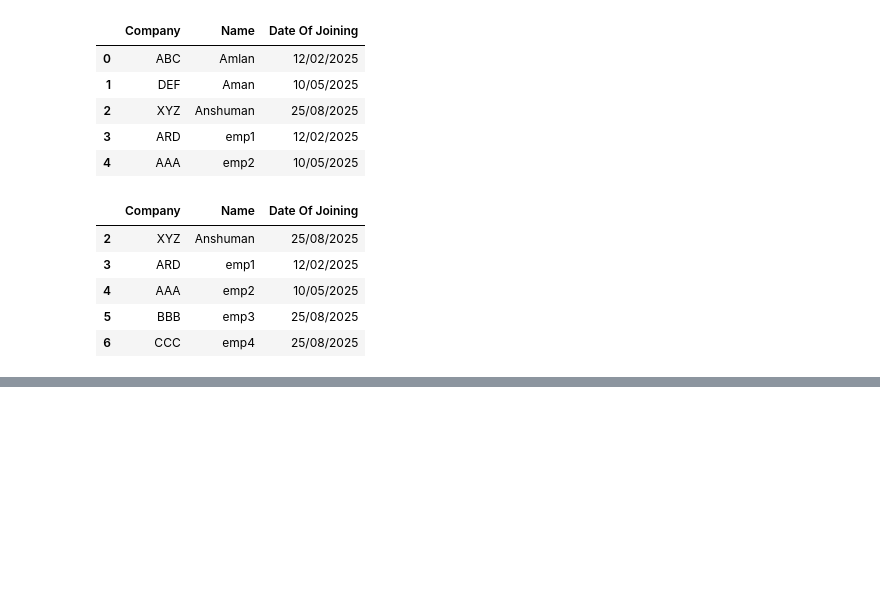
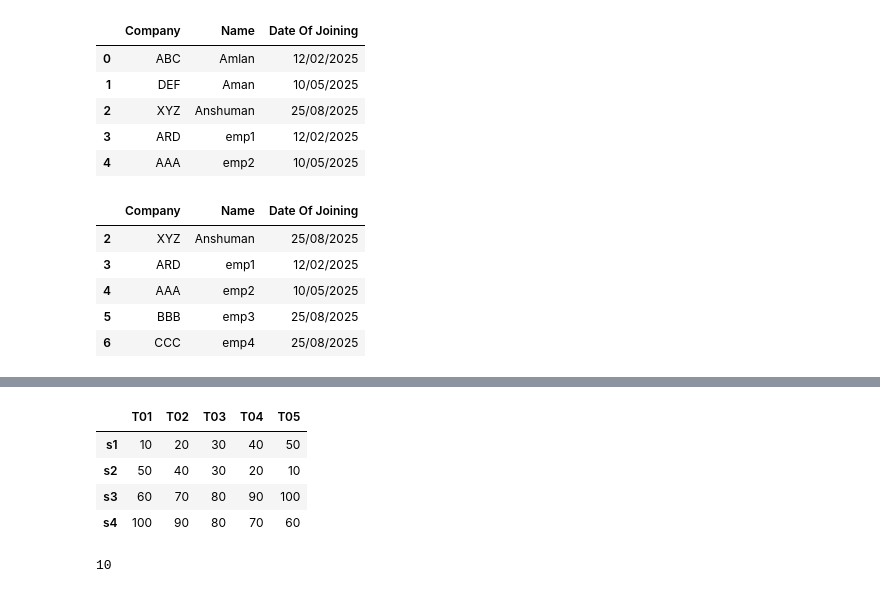
Before and after one commit to Coder-Amlan-for-College/MLC, a Jupyter notebook: Pandas-DataFrame.ipynb, the cells around one changed output, grey strips where cells are left out. Saved outputs shown, nothing was run; the diff lists cells and outputs as text; code cells hidden in the pictures; blank space fills up the shorter version.

```diff
--- a/Pandas-DataFrame.ipynb
+++ b/Pandas-DataFrame.ipynb
@@ -356,0 +436,14 @@ empDf.tail()
+# %%
+#Interchanging
+tMarks = marks.T #transpose marks
+tMarks
+# %% [output]
+|  | T01 | T02 | T03 | T04 | T05 |
+| s1 | 10 | 20 | 30 | 40 | 50 |
+| s2 | 50 | 40 | 30 | 20 | 10 |
+| s3 | 60 | 70 | 80 | 90 | 100 |
+| s4 | 100 | 90 | 80 | 70 | 60 |
+# %%
+tMarks.T01.s1
+# %% [output]
+10
```
Also changed, not shown: parts of 18 cells of this notebook, 1 other file.
